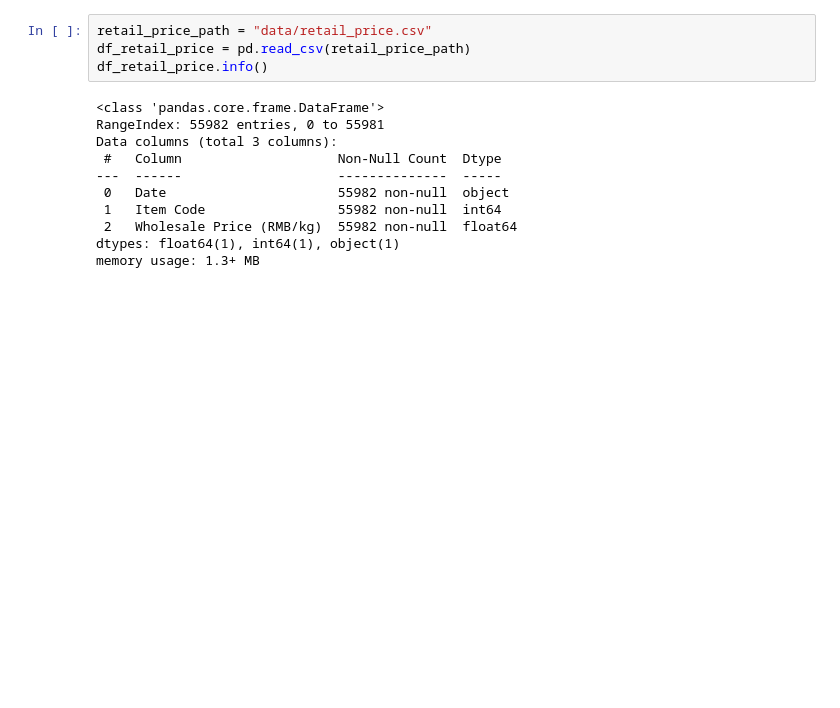
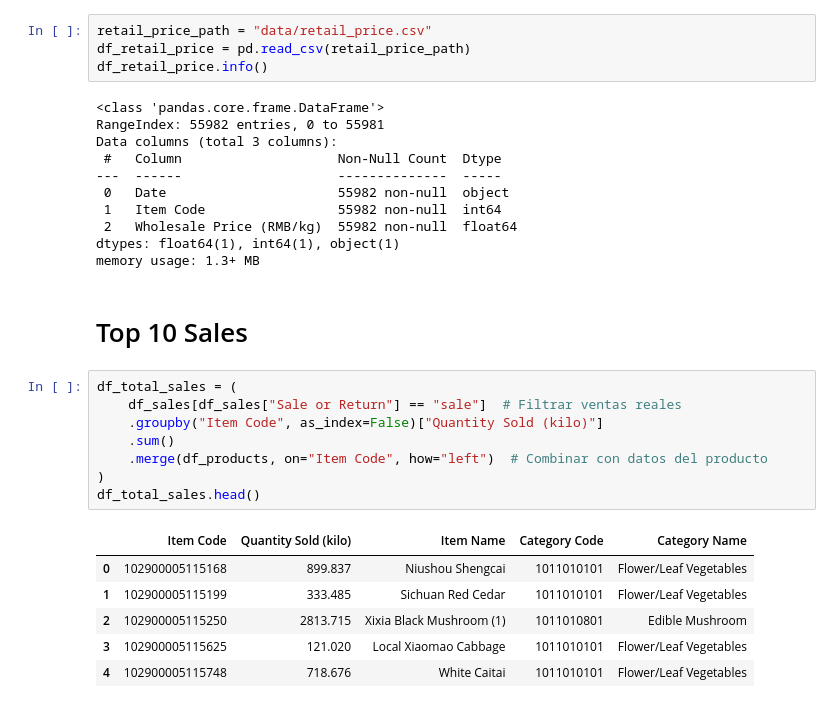
Before and after one commit to sorubadguy/Supermarket_Sales, a Jupyter notebook: supermarket.ipynb, the cells around one changed output. Saved outputs shown, nothing was run; the diff lists cells and outputs as text; blank space fills up the shorter version.

```diff
--- a/supermarket.ipynb
+++ b/supermarket.ipynb
@@ -78,3 +80,20 @@ Data columns (total 3 columns):
  2   Wholesale Price (RMB/kg)  55982 non-null  float64
 dtypes: float64(1), int64(1), object(1)
 memory usage: 1.3+ MB
+# %% [markdown]
+# Top 10 Sales
+# %%
+df_total_sales = (
+    df_sales[df_sales["Sale or Return"] == "sale"]  # Filtrar ventas reales
+    .groupby("Item Code", as_index=False)["Quantity Sold (kilo)"]
+    .sum()
+    .merge(df_products, on="Item Code", how="left")  # Combinar con datos del producto
+)
+df_total_sales.head()
+# %% [output]
+|  | Item Code | Quantity Sold (kilo) | Item Name | Category Code | Category Name |
+| 0 | 102900005115168 | 899.837 | Niushou Shengcai | 1011010101 | Flower/Leaf Vegetables |
+| 1 | 102900005115199 | 333.485 | Sichuan Red Cedar | 1011010101 | Flower/Leaf Vegetables |
+| 2 | 102900005115250 | 2813.715 | Xixia Black Mushroom (1) | 1011010801 | Edible Mushroom |
+| 3 | 102900005115625 | 121.020 | Local Xiaomao Cabbage | 1011010101 | Flower/Leaf Vegetables |
+| 4 | 102900005115748 | 718.676 | White Caitai | 1011010101 | Flower/Leaf Vegetables |
```
Also changed, not shown: parts of 4 cells of this notebook.
